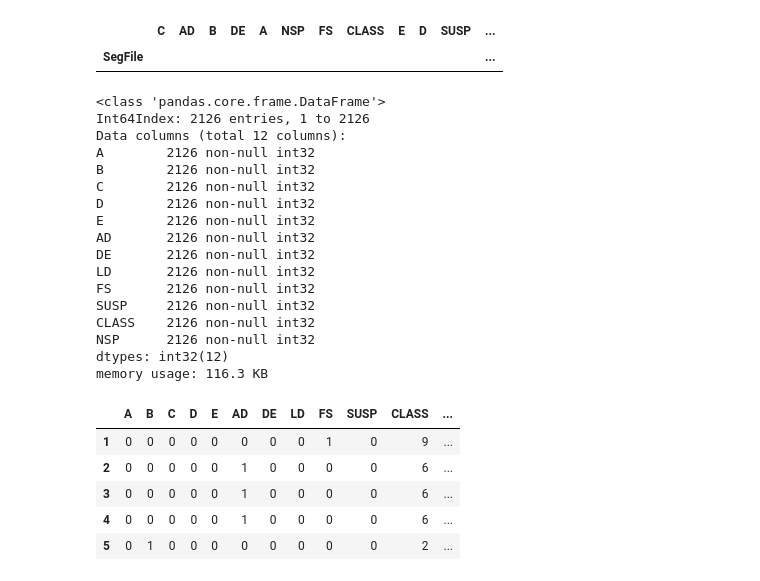
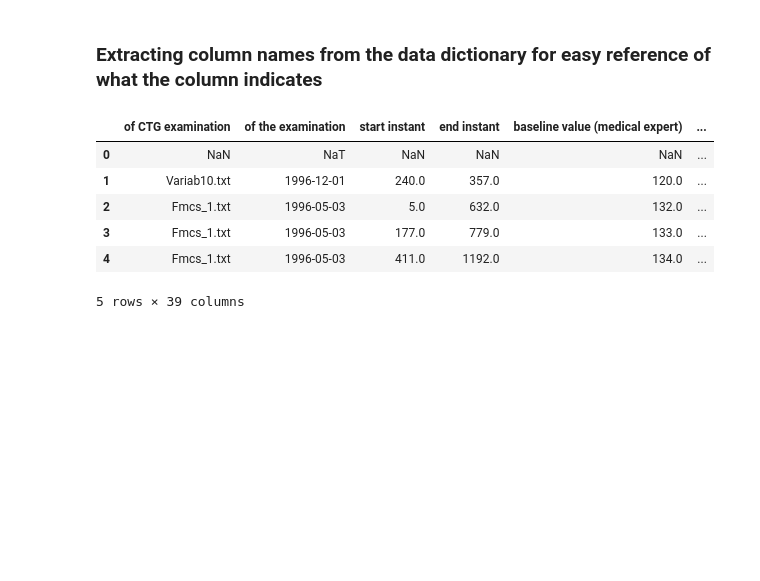
Before and after one commit to nashneo/Capstone, a Jupyter notebook: Capstone.ipynb, the cells around one changed output. Saved outputs shown, nothing was run; the diff lists cells and outputs as text; code cells hidden in the pictures; blank space fills up the shorter version.

```diff
--- a/Capstone.ipynb
+++ b/Capstone.ipynb
@@ -111,41 +28,16 @@ all_cols_unique_classification
-# %%
-
-# Checking if any cell returns value greater than 1
-all_cols_unique_classification[(all_cols_unique_classification>1).any(axis=1)]
-# %% [output]
-|  | C | AD | B | DE | A | NSP | FS | CLASS | E | D | SUSP | ... |
-| SegFile |  |  |  |  |  |  |  |  |  |  |  | ... |
-# %%
-subset_cols = ['A','B','C','D','E','AD','DE','LD','FS','SUSP','CLASS','NSP']
-
-subset = subset[['A','B','C','D','E','AD','DE','LD','FS','SUSP','CLASS','NSP']].astype(int)
-subset.info()
-# %% [output]
-<class 'pandas.core.frame.DataFrame'>
-Int64Index: 2126 entries, 1 to 2126
-Data columns (total 12 columns):
-A        2126 non-null int32
-B        2126 non-null int32
-C        2126 non-null int32
-D        2126 non-null int32
-E        2126 non-null int32
-AD       2126 non-null int32
-DE       2126 non-null int32
-LD       2126 non-null int32
-FS       2126 non-null int32
-SUSP     2126 non-null int32
-CLASS    2126 non-null int32
-NSP      2126 non-null int32
-dtypes: int32(12)
-memory usage: 116.3 KB
-# %%
-subset.head()
-# sns.set(color_codes=True)
-# sns.distplot(subset)
-# %% [output]
-|  | A | B | C | D | E | AD | DE | LD | FS | SUSP | CLASS | ... |
-| 1 | 0 | 0 | 0 | 0 | 0 | 0 | 0 | 0 | 1 | 0 | 9 | ... |
-| 2 | 0 | 0 | 0 | 0 | 0 | 1 | 0 | 0 | 0 | 0 | 6 | ... |
-| 3 | 0 | 0 | 0 | 0 | 0 | 1 | 0 | 0 | 0 | 0 | 6 | ... |
-| 4 | 0 | 0 | 0 | 0 | 0 | 1 | 0 | 0 | 0 | 0 | 6 | ... |
-| 5 | 0 | 1 | 0 | 0 | 0 | 0 | 0 | 0 | 0 | 0 | 2 | ... |
+# %% [markdown]
+### Extracting column names from the data dictionary for easy reference of what the column indicates
+# %%
+columnList = columnNames[1:].values.tolist() # converting from dataframe to list for renaming puposes
+len(columnList[0]) # selecting the first element of the list that contains the column names
+
+data.columns = data.columns[:0].tolist() + columnList[0] # replacing the columnNames from original dataframe with new names
+data.head()
+# %% [output]
+|  | of CTG examination | of the examination | start instant | end instant | baseline value (medical expert) | ... |
+| 0 | NaN | NaT | NaN | NaN | NaN | ... |
+| 1 | Variab10.txt | 1996-12-01 | 240.0 | 357.0 | 120.0 | ... |
+| 2 | Fmcs_1.txt | 1996-05-03 | 5.0 | 632.0 | 132.0 | ... |
+| 3 | Fmcs_1.txt | 1996-05-03 | 177.0 | 779.0 | 133.0 | ... |
+| 4 | Fmcs_1.txt | 1996-05-03 | 411.0 | 1192.0 | 134.0 | ... |
+5 rows × 39 columns
```
Also changed, not shown: parts of 19 cells of this notebook.
